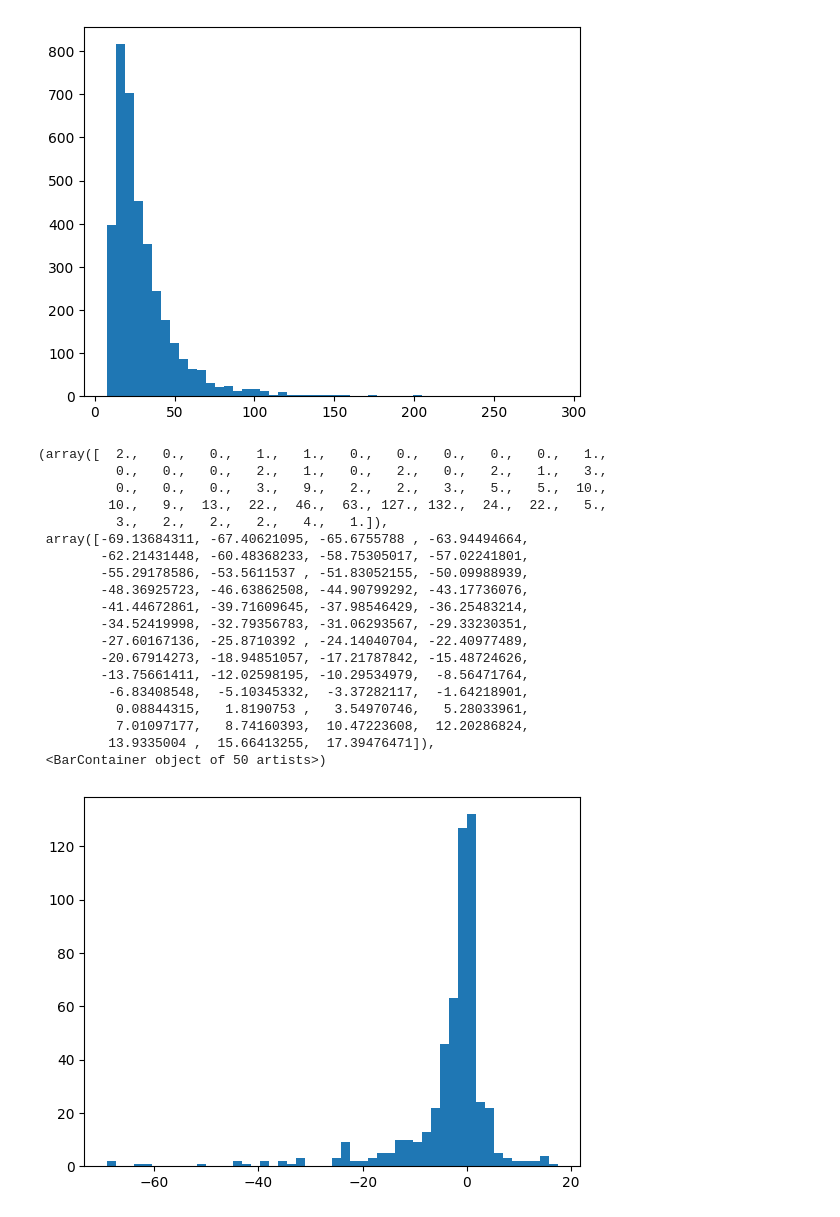
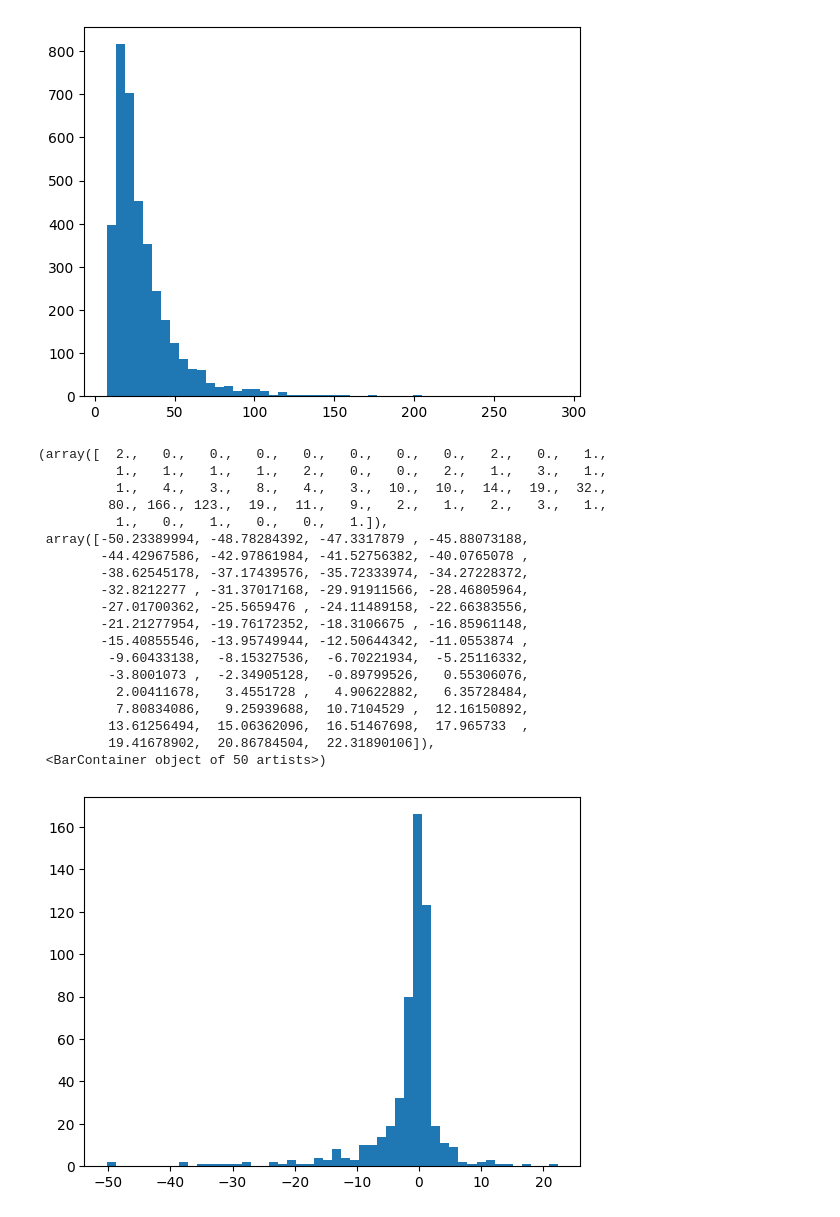
Before and after one commit to henrifnk/Seminar_ClimateNStatistics, a Jupyter notebook: work/07-hydroLSTM/notebooks/TFT_Streamflow_prediction_V1.ipynb, the cells around one changed output. Drawn from its saved outputs; the diff is of its cells as text; code cells hidden in the pictures.

```diff
--- a/work/07-hydroLSTM/notebooks/TFT_Streamflow_prediction_V1.ipynb
+++ b/work/07-hydroLSTM/notebooks/TFT_Streamflow_prediction_V1.ipynb
@@ -16,8 +16,8 @@ from typing import Dict
 from sklearn.preprocessing import StandardScaler
 import random
 # %%
-stream = pd.read_pickle(os.path.join('..','data','processed','stream_processed.pkl'),compression= 'zip')
-meteo = pd.read_pickle(os.path.join('..','data','processed','meteo_processed.pkl'),compression = 'zip')
+stream = pd.read_pickle('/content/stream_processed.pkl',compression= 'zip')
+meteo = pd.read_pickle('/content/meteo_processed.pkl',compression = 'zip')
 stream
 # %% [output]
 | measurement_location | Datum | 15202300 | 15205501 | 15207507 | 15210206 | 15212008 | 15212700 | 15213500 | 15214003 | ... |
@@ -85,7 +85,7 @@ data
 | 3651 | 64.833333 | 72.300000 | 87.100000 | 24.200000 | 38.600000 | 46.900000 | 1.550000 | 14.466667 | 0.768333 | 9.360000 | ... |
 3650 rows × 26 columns
 # %%
-max_pred_len = 7
+max_pred_len = 3
 enc_len = 364
 # training_cutoff = int(data["date"].max()*0.7) - max_pred_len
 val_cutoff = int(data["date"].max()*0.15) - max_pred_len
@@ -108,23 +108,23 @@ training = TimeSeriesDataSet(
 validation = TimeSeriesDataSet.from_dataset(training,data.iloc[: val_cutoff],min_prediction_idx=0,stop_randomization=True)
 
 train_dataloader = training.to_dataloader(train=True, batch_size=128, num_workers=2)
-val_dataloader = validation.to_dataloader(train=False, batch_size=32, num_workers=2)
+val_dataloader = validation.to_dataloader(train=False, batch_size=64, num_workers=2)
 # %%
 
 tft = TemporalFusionTransformer.from_dataset(
     training,
     # not meaningful for finding the learning rate but otherwise very important
     learning_rate=0.003,
-    hidden_size=64,  # most important hyperparameter apart from learning rate
+    hidden_size=128,  # most important hyperparameter apart from learning rate
     # number of attention heads. Set to up to 4 for large datasets
     attention_head_size=2,
-    dropout=0.2,  # between 0.1 and 0.3 are good values
+    dropout=0.1,  # between 0.1 and 0.3 are good values
     hidden_continuous_size=64,  # set to <= hidden_size
     loss=MAE(),
-    optimizer="Ranger",
+    optimizer="adam",
     # reduce learning rate if no improvement in validation loss after x epochs
     reduce_on_plateau_patience = 7,
     reduce_on_plateau_min_lr = 0.00003,
-    weight_decay = 0.0005
+    weight_decay = 0.0001
     )
 # %% [output]
@@ -133,10 +133,10 @@ tft = TemporalFusionTransformer.from_dataset(
 # %%
 pl.seed_everything(42)
 trainer = pl.Trainer(
-    accelerator="cpu",
-    max_epochs=40,
+    accelerator="gpu",
+    max_epochs=80,
     # clipping gradients is a hyperparameter and important to prevent divergance
     # of the gradient for recurrent neural networks
-    gradient_clip_val=0,
+    gradient_clip_val=0.1,
 )
 # %% [output]
@@ -313,25 +303,25 @@ plt.hist(stream['15207507'],bins=50)
 [figure]
 # %%
 #plot residuals
-plt.hist(predictions.output[:,5] - stream['15207507'].iloc[val_cutoff + max_pred_len - 1 - 1:test_cutoff -1].values,bins = 50)
+plt.hist(predictions.output[:,max_pred_len-1] - stream['15207507'].iloc[val_cutoff + max_pred_len - 1 - 1:test_cutoff -1].values,bins = 50)
 # %% [output]
-(array([  2.,   0.,   0.,   1.,   1.,   0.,   0.,   0.,   0.,   0.,   1.,
-          0.,   0.,   0.,   2.,   1.,   0.,   2.,   0.,   2.,   1.,   3.,
-          0.,   0.,   0.,   3.,   9.,   2.,   2.,   3.,   5.,   5.,  10.,
-         10.,   9.,  13.,  22.,  46.,  63., 127., 132.,  24.,  22.,   5.,
-          3.,   2.,   2.,   2.,   4.,   1.]),
- array([-69.13684311, -67.40621095, -65.6755788 , -63.94494664,
-        -62.21431448, -60.48368233, -58.75305017, -57.02241801,
-        -55.29178586, -53.5611537 , -51.83052155, -50.09988939,
-        -48.36925723, -46.63862508, -44.90799292, -43.17736076,
-        -41.44672861, -39.71609645, -37.98546429, -36.25483214,
-        -34.52419998, -32.79356783, -31.06293567, -29.33230351,
-        -27.60167136, -25.8710392 , -24.14040704, -22.40977489,
-        -20.67914273, -18.94851057, -17.21787842, -15.48724626,
-        -13.75661411, -12.02598195, -10.29534979,  -8.56471764,
-         -6.83408548,  -5.10345332,  -3.37282117,  -1.64218901,
-          0.08844315,   1.8190753 ,   3.54970746,   5.28033961,
-          7.01097177,   8.74160393,  10.47223608,  12.20286824,
-         13.9335004 ,  15.66413255,  17.39476471]),
+(array([  2.,   0.,   0.,   0.,   0.,   0.,   0.,   0.,   2.,   0.,   1.,
+          1.,   1.,   1.,   1.,   2.,   0.,   0.,   2.,   1.,   3.,   1.,
+          1.,   4.,   3.,   8.,   4.,   3.,  10.,  10.,  14.,  19.,  32.,
+         80., 166., 123.,  19.,  11.,   9.,   2.,   1.,   2.,   3.,   1.,
+          1.,   0.,   1.,   0.,   0.,   1.]),
+ array([-50.23389994, -48.78284392, -47.3317879 , -45.88073188,
+        -44.42967586, -42.97861984, -41.52756382, -40.0765078 ,
+        -38.62545178, -37.17439576, -35.72333974, -34.27228372,
+        -32.8212277 , -31.37017168, -29.91911566, -28.46805964,
+        -27.01700362, -25.5659476 , -24.11489158, -22.66383556,
+        -21.21277954, -19.76172352, -18.3106675 , -16.85961148,
+        -15.40855546, -13.95749944, -12.50644342, -11.0553874 ,
+         -9.60433138,  -8.15327536,  -6.70221934,  -5.25116332,
+         -3.8001073 ,  -2.34905128,  -0.89799526,   0.55306076,
+          2.00411678,   3.4551728 ,   4.90622882,   6.35728484,
+          7.80834086,   9.25939688,  10.7104529 ,  12.16150892,
+         13.61256494,  15.06362096,  16.51467698,  17.965733  ,
+         19.41678902,  20.86784504,  22.31890106]),
  <BarContainer object of 50 artists>)
-[figure, old version]
+[figure, new version]
```
Also changed, not shown: parts of 17 cells of this notebook, 12 other files.
